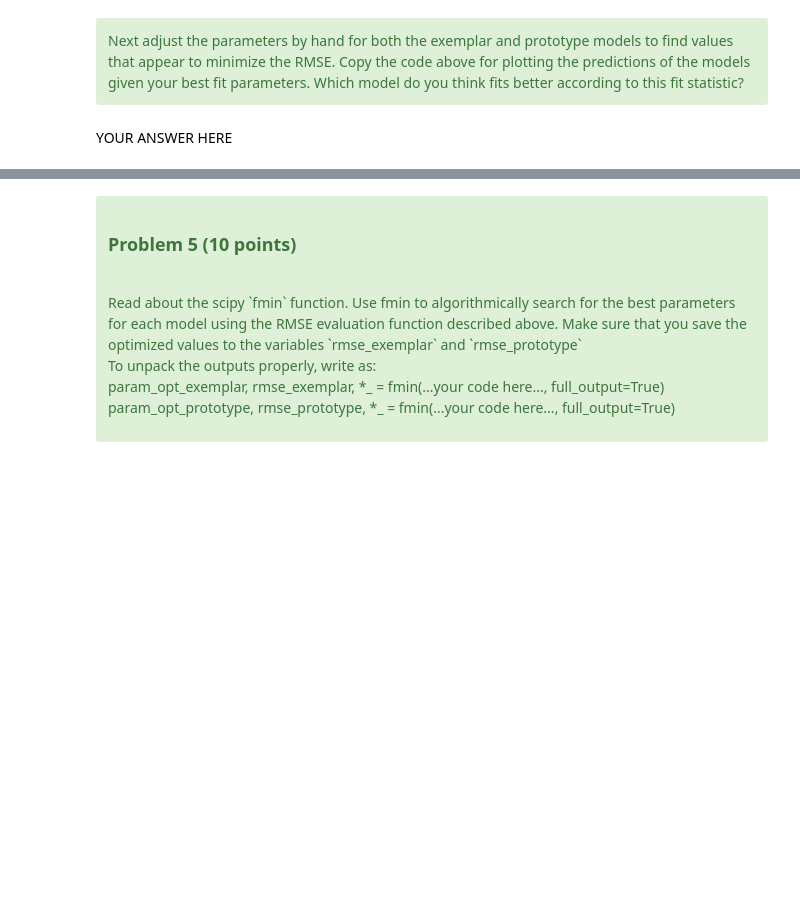
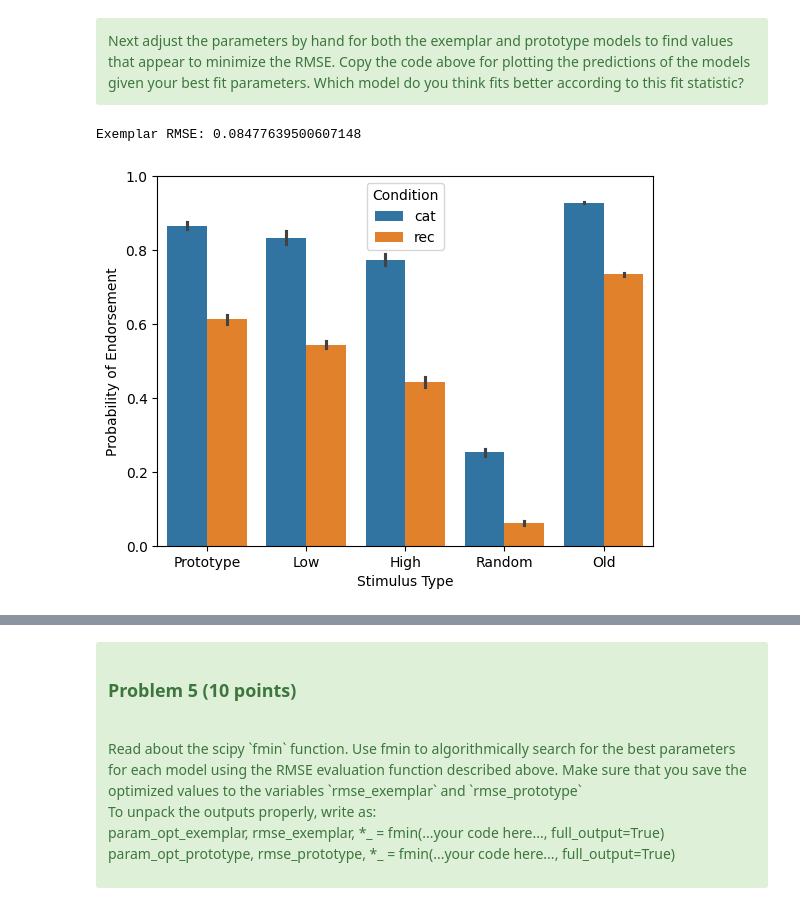
Before and after one commit to bmart231/CMC2026, a Jupyter notebook: homeworks/homework-Categorization/Homework-Categorization-PartA.ipynb, the cells around one changed output, grey strips where cells are left out. Drawn from its saved outputs; the diff is of its cells as text; code cells hidden in the pictures; blank space fills up the shorter version.

```diff
--- a/homeworks/homework-Categorization/Homework-Categorization-PartA.ipynb
+++ b/homeworks/homework-Categorization/Homework-Categorization-PartA.ipynb
@@ -494,9 +555,10 @@ avgprototype
 <h3> Problem 4 (20 points) </h3><br>
 First, write a function below called `rmse` that computes the RMSE between two `numpy` vectors.
 </div>
-# %%
-def rmse(human, model):
-    AssertionError('not implemented yet')
+# %%
+def rmse(human, model):
+    diff = np.array(human) - np.array(model)
+    return np.sqrt(np.sum(diff ** 2) / len(diff))
 # %% [markdown]
 Write your code above.  This code will then be used in the provided functions below to evaluate the fit of the prototype and exemplar models.  The parameters to the model are provided as a list with `[c_cat, k_cat, c_rec, k_rec]` the implied order.
 # %%
@@ -523,5 +588,13 @@ print(fit_prototype_model_rmse([2.0, 2.0, 2.0, 2.0], human_results))
 <div class="alert alert-success" role="alert">
 Next adjust the parameters by hand for both the exemplar and prototype models to find values that appear to minimize the RMSE.  Copy the code above for plotting the predictions of the models given your best fit parameters.   Which model do you think fits better according to this fit statistic?
 </div>
-# %% [markdown]
-YOUR ANSWER HERE
+# %%
+# Exemplar model with best fit parameters
+c_cat, k_cat, c_rec, k_rec = 2.0, 0.1, 2.0, 0.5
+ax = sns.barplot(x="Stimulus Type", y="Probability of Endorsement", hue="Condition",
+                data=get_exemplar_results(c_cat, k_cat, c_rec, k_rec))
+ax.set_ylim(0, 1.0);
+print('Exemplar RMSE:', fit_exemplar_model_rmse([c_cat, k_cat, c_rec, k_rec], human_results))
+# %% [output]
+Exemplar RMSE: 0.08477639500607148
+[figure, added]
```
Also changed, not shown: parts of 19 cells of this notebook, 1 other file.
